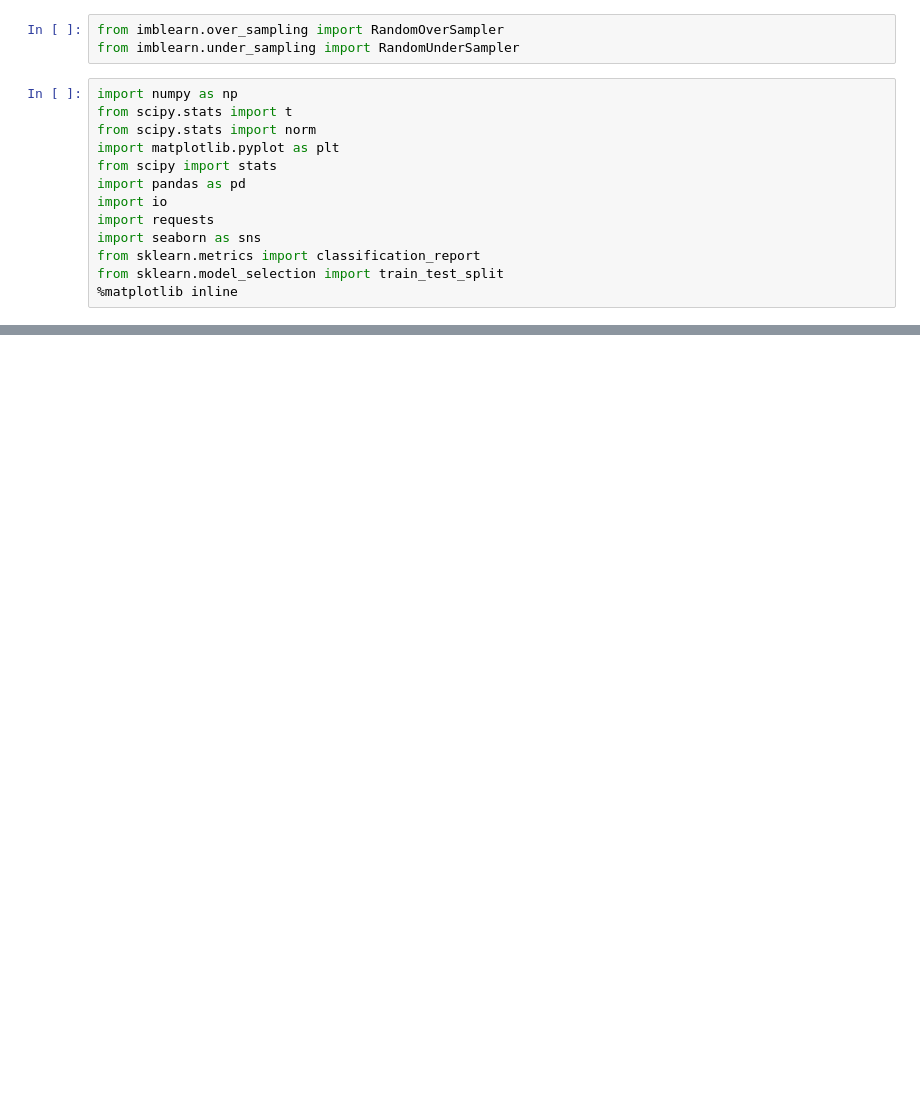
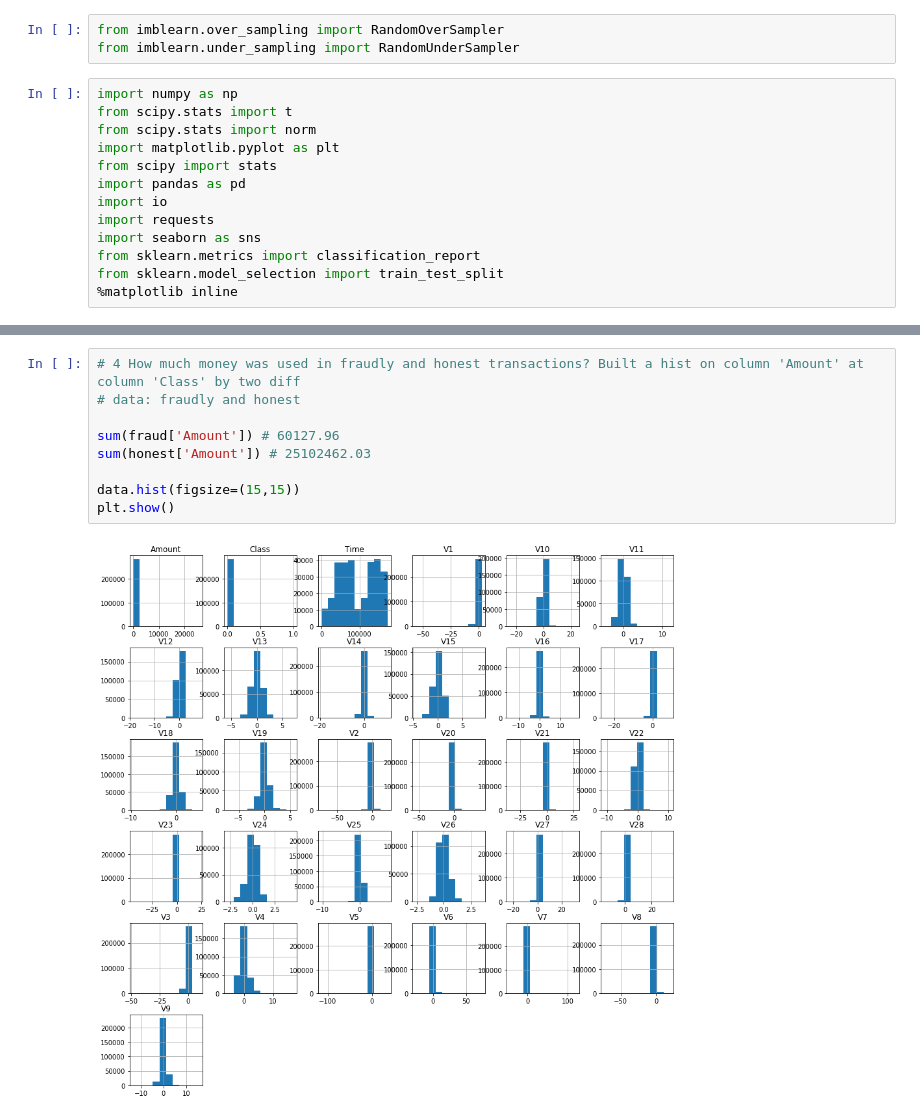
Before and after one commit to Geringer13/Netology_pyda, a Jupyter notebook: Python_18_Основные_статистические_тесты_и_проверка_гипотез_2.ipynb, the cells around one changed output, grey strips where cells are left out. Cells and saved outputs as stored; diff of their text form; blank space fills up the shorter version.

```diff
--- a/Python_18_Основные_статистические_тесты_и_проверка_гипотез_2.ipynb
+++ b/Python_18_Основные_статистические_тесты_и_проверка_гипотез_2.ipynb
@@ -18,0 +73,11 @@ from sklearn.model_selection import train_test_split
+# %%
+# 4 How much money was used in fraudly and honest transactions? Built a hist on column 'Amount' at column 'Class' by two diff
+# data: fraudly and honest
+
+sum(fraud['Amount']) # 60127.96
+sum(honest['Amount']) # 25102462.03
+
+data.hist(figsize=(15,15))
+plt.show()
+# %% [output]
+[figure, added]
```
Also changed, not shown: parts of 19 cells of this notebook.
